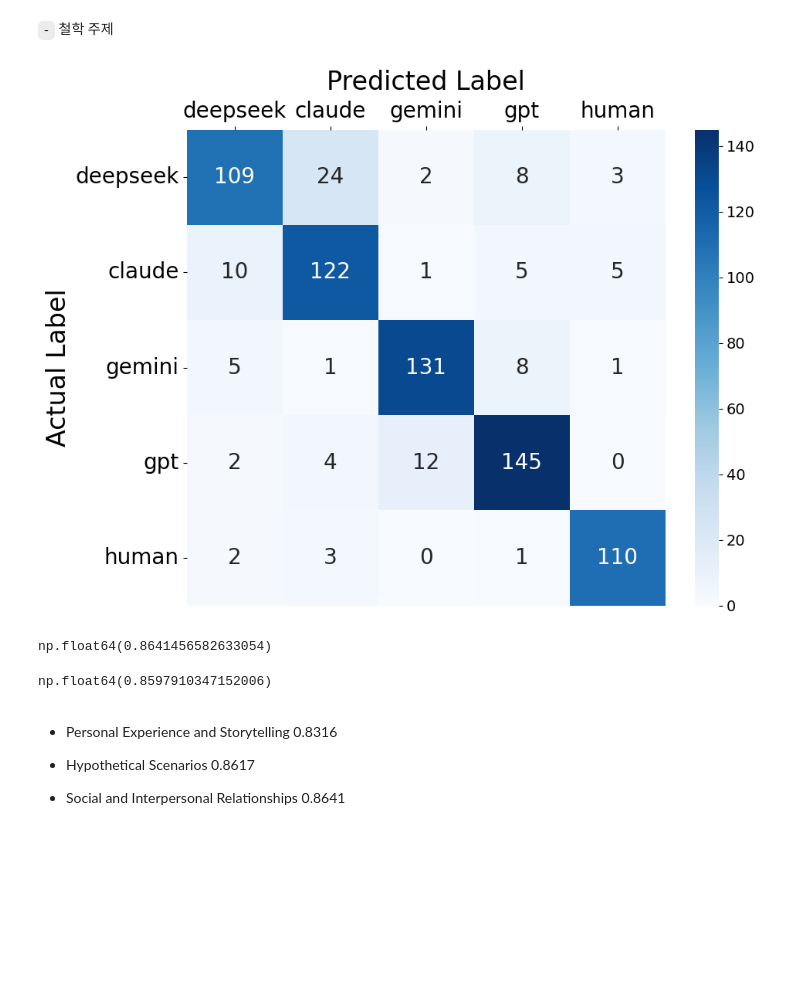
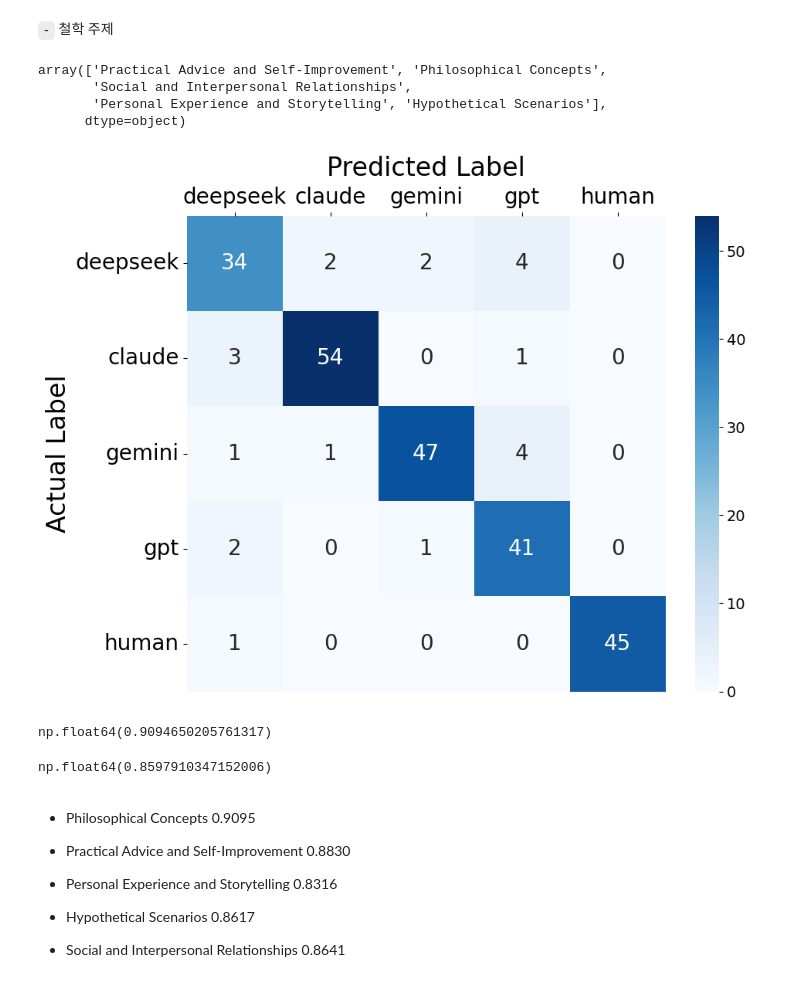
Before and after one commit to HollyRiver/LLMdetector, a Jupyter notebook: model/dnn.ipynb, the cells around one changed output. Drawn from its saved outputs; the diff is of its cells as text; code cells hidden in the pictures; blank space fills up the shorter version.

```diff
--- a/model/dnn.ipynb
+++ b/model/dnn.ipynb
@@ -317,29 +317,40 @@ df_cat = pd.read_excel("../combined_data_c.xlsx").category
 df_cat = df_cat.map(lambda x : "Social and Interpersonal Relationships" if x == "Social and Inter-personal Relationships"
                                 else "Social and Interpersonal Relationships" if pd.isna(x) else x)
 y_train_cat, y_test_cat, y_train, y_test = train_test_split(df_cat.values, y_multi_class, test_size=0.2, random_state=42, stratify=y_multi_class)
+# %%
+df_cat.unique()
+# %% [output]
+array(['Practical Advice and Self-Improvement', 'Philosophical Concepts',
+       'Social and Interpersonal Relationships',
+       'Personal Experience and Storytelling', 'Hypothetical Scenarios'],
+      dtype=object)
 # %%
 yyhat, yy = multi_class_results["All Features (Baseline)"]
-yyhat = yyhat[y_test_cat == "Social and Interpersonal Relationships"]
-yy = yy[y_test_cat == "Social and Interpersonal Relationships"]
+yyhat = yyhat[y_test_cat == "Philosophical Concepts"]
+yy = yy[y_test_cat == "Philosophical Concepts"]
 
 pred, actual = le_multi.inverse_transform(yyhat), le_multi.inverse_transform(yy)
 
 labels = ['deepseek', 'claude', 'gemini', 'gpt', 'human']
 binary_labels = ["human", "llm"]
 
 heatmap_vis(actual, pred, labels, "PEaS")
 # %% [output]
-[figure, old version]
+[figure, new version]
 # %%
 (pred == actual).mean()
 # %% [output]
-np.float64(0.8641456582633054)
+np.float64(0.9094650205761317)
 # %%
 yyhat, yy = multi_class_results["All Features (Baseline)"]
 (yyhat == yy).mean()
 # %% [output]
 np.float64(0.8597910347152006)
 # %% [markdown]
+* Philosophical Concepts 0.9095
+
+* Practical Advice and Self-Improvement 0.8830
+
 * Personal Experience and Storytelling 0.8316
 
 * Hypothetical Scenarios 0.8617
```
Also changed, not shown: 1 other file.
